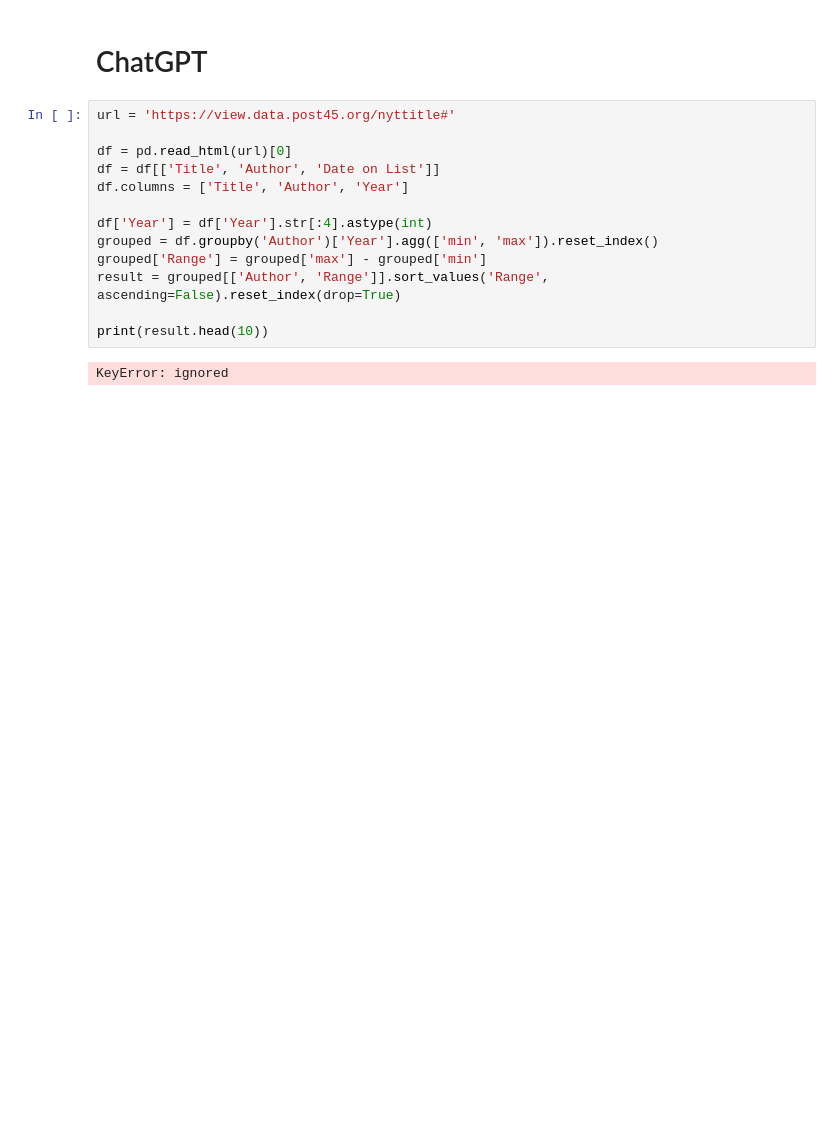
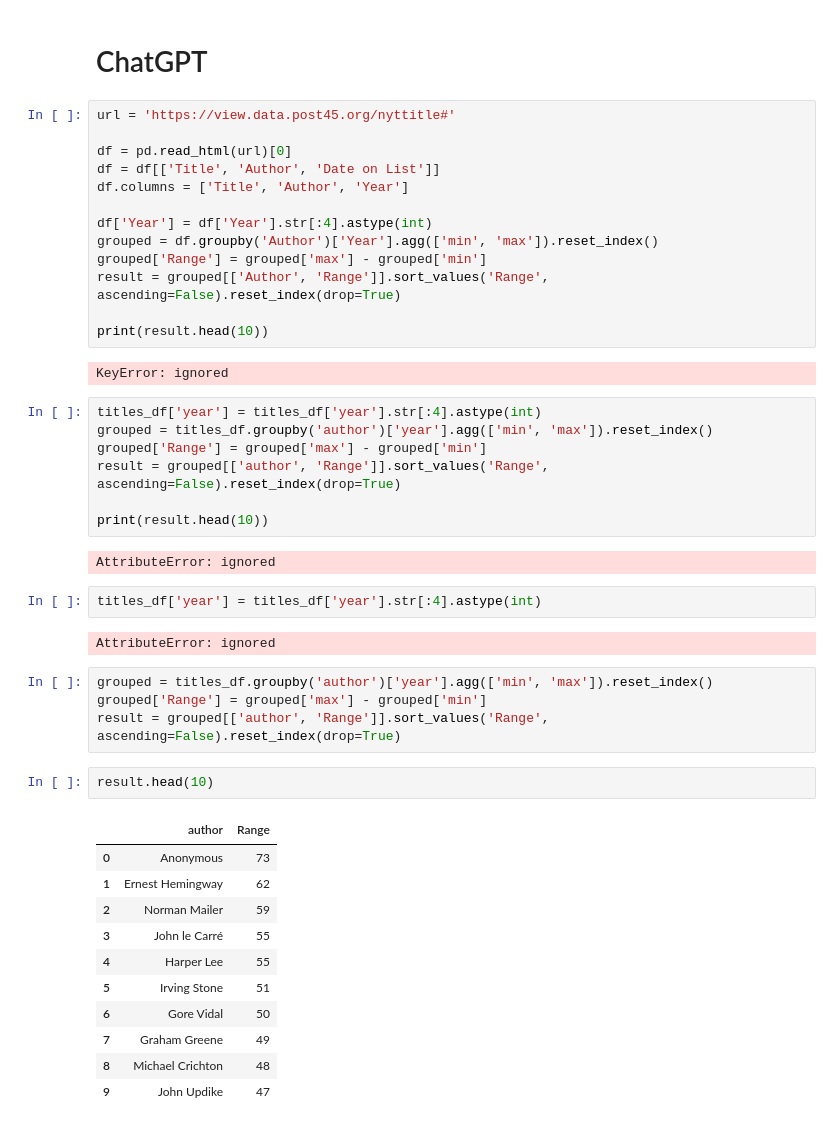
Before and after one commit to wcrowley342/bookanalysis, a Jupyter notebook: Book_Analysis.ipynb, the cells around one changed output. Cells and saved outputs as stored; diff of their text form; blank space fills up the shorter version.

```diff
--- a/Book_Analysis.ipynb
+++ b/Book_Analysis.ipynb
@@ -592,3 +592,34 @@ result = grouped[['Author', 'Range']].sort_values('Range', ascending=False).rese
 print(result.head(10))
 # %% [output]
 KeyError: ignored
+# %%
+titles_df['year'] = titles_df['year'].str[:4].astype(int)
+grouped = titles_df.groupby('author')['year'].agg(['min', 'max']).reset_index()
+grouped['Range'] = grouped['max'] - grouped['min']
+result = grouped[['author', 'Range']].sort_values('Range', ascending=False).reset_index(drop=True)
+
+print(result.head(10))
+# %% [output]
+AttributeError: ignored
+# %%
+titles_df['year'] = titles_df['year'].str[:4].astype(int)
+# %% [output]
+AttributeError: ignored
+# %%
+grouped = titles_df.groupby('author')['year'].agg(['min', 'max']).reset_index()
+grouped['Range'] = grouped['max'] - grouped['min']
+result = grouped[['author', 'Range']].sort_values('Range', ascending=False).reset_index(drop=True)
+# %%
+result.head(10)
+# %% [output]
+|  | author | Range |
+| 0 | Anonymous | 73 |
+| 1 | Ernest Hemingway | 62 |
+| 2 | Norman Mailer | 59 |
+| 3 | John le Carré | 55 |
+| 4 | Harper Lee | 55 |
+| 5 | Irving Stone | 51 |
+| 6 | Gore Vidal | 50 |
+| 7 | Graham Greene | 49 |
+| 8 | Michael Crichton | 48 |
+| 9 | John Updike | 47 |
```
